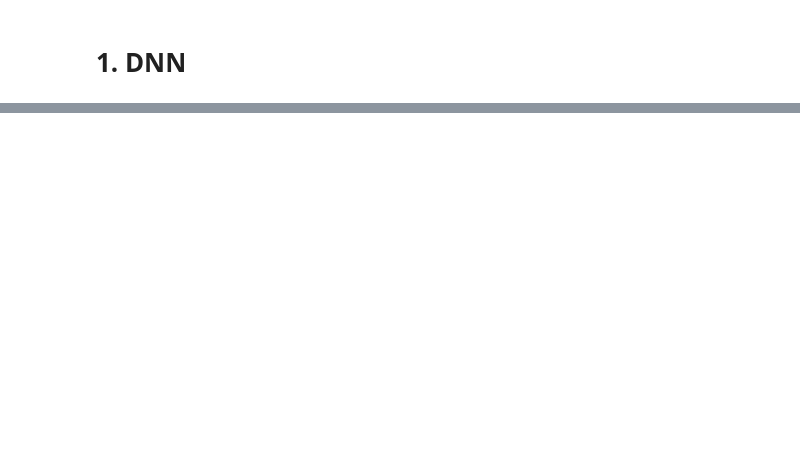
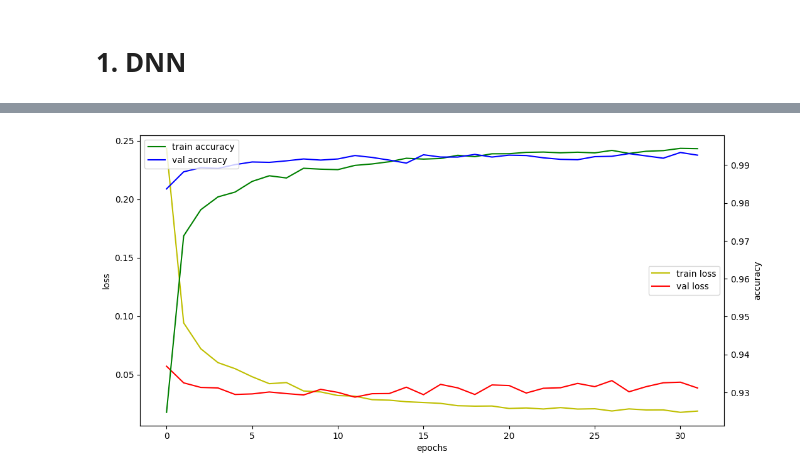
Before and after one commit to k-j-hyun/ai_x, a Jupyter notebook: source/06_이미지처리/MNIST_DNN_CNN.ipynb, the cells around one changed output, grey strips where cells are left out. Drawn from its saved outputs; the diff is of its cells as text; code cells hidden in the pictures; blank space fills up the shorter version.

```diff
--- a/source/06_이미지처리/MNIST_DNN_CNN.ipynb
+++ b/source/06_이미지처리/MNIST_DNN_CNN.ipynb
@@ -259,0 +225,21 @@ model.fit(X_train, Y_train,
+# %%
+# 2. 모델생성
+model = Sequential()
+model.add(Conv2D(filters=32, #  필터수
+                 kernel_size=3,# 필터사이즈 (3,3)
+                 padding='same', # zero-padding을 하면 출력사이즈도 동일
+                 input_shape=(width, height, 1), # 입력채널1개, 필터32 => 28*28*32채널 출력
+                 activation='relu'
+                ))
+model.add(MaxPool2D(pool_size=(2,2))) # => 14*14*32
+model.add(Dropout(0.1))
+model.add(Conv2D(64, (3,3), activation='relu')) #=> ((14-3+1)*(14-3+1)*32 ) *64
+model.add(MaxPool2D(pool_size=(2,2))) #=> 6*6
+model.add(Dropout(0.25))
+model.add(Flatten()) # 입력을 1차원으로
+model.add(Dense(units=128, activation='relu'))
+model.add(Dropout(0.5))
+model.add(Dense(units=10, activation='softmax'))
+model.summary()
+# 320 => (3x3필터가 weight 9+ 1(bias))*32개필터
+# 18,496 => ((3*3필터가 weight 3*3*32) + 1(bias) )*64개필터
@@ -259,0 +264,10 @@ model.fit(X_train, Y_train,
+# %%
+%%time
+# 3. 학습설정
+model.compile(loss='categorical_crossentropy', optimizer='adam', metrics=['accuracy'])
+# 4. 학습
+earlyStopping = EarlyStopping(patience=20)
+hist = model.fit(X_train, Y_train,
+                epochs=50, batch_size=32,
+                validation_data=(X_val, Y_val),
+                callbacks=[earlyStopping])
@@ -259,0 +292,16 @@ model.fit(X_train, Y_train,
+# %%
+# 5. 모델 학습과정 시각화
+fig, loss_ax = plt.subplots(figsize=(12,6))
+loss_ax.plot(hist.history['loss'], 'y', label='train loss')
+loss_ax.plot(hist.history['val_loss'], 'r', label='val loss')
+acc_ax = loss_ax.twinx()
+acc_ax.plot(hist.history['accuracy'], 'g', label='train accuracy')
+acc_ax.plot(hist.history['val_accuracy'], 'b', label='val accuracy')
+loss_ax.set_xlabel('epochs')
+loss_ax.set_ylabel('loss')
+acc_ax.set_ylabel('accuracy')
+loss_ax.legend(loc='center right')
+acc_ax.legend(loc='upper left')
+plt.show()
+# %% [output]
+[figure, added]
```
Also changed, not shown: parts of 23 cells of this notebook, 33 other files.
